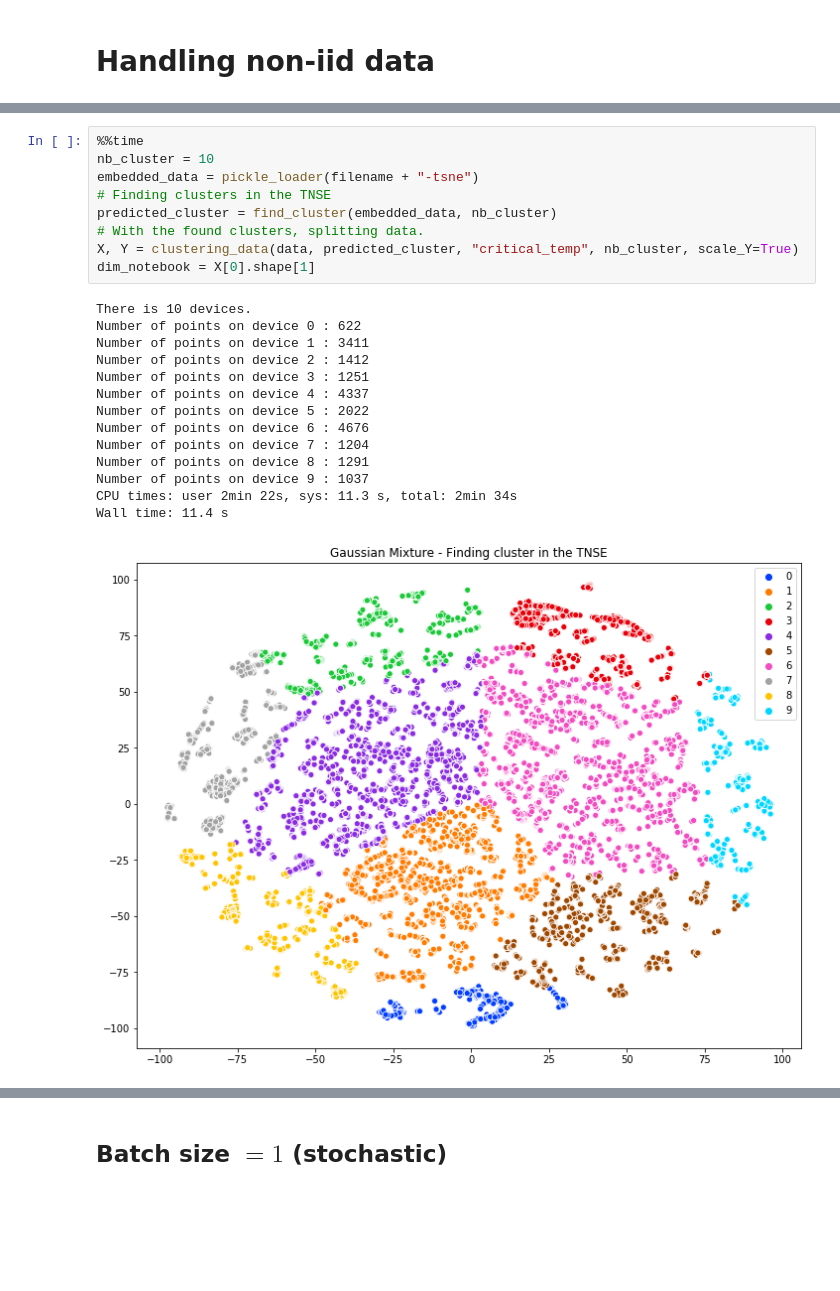
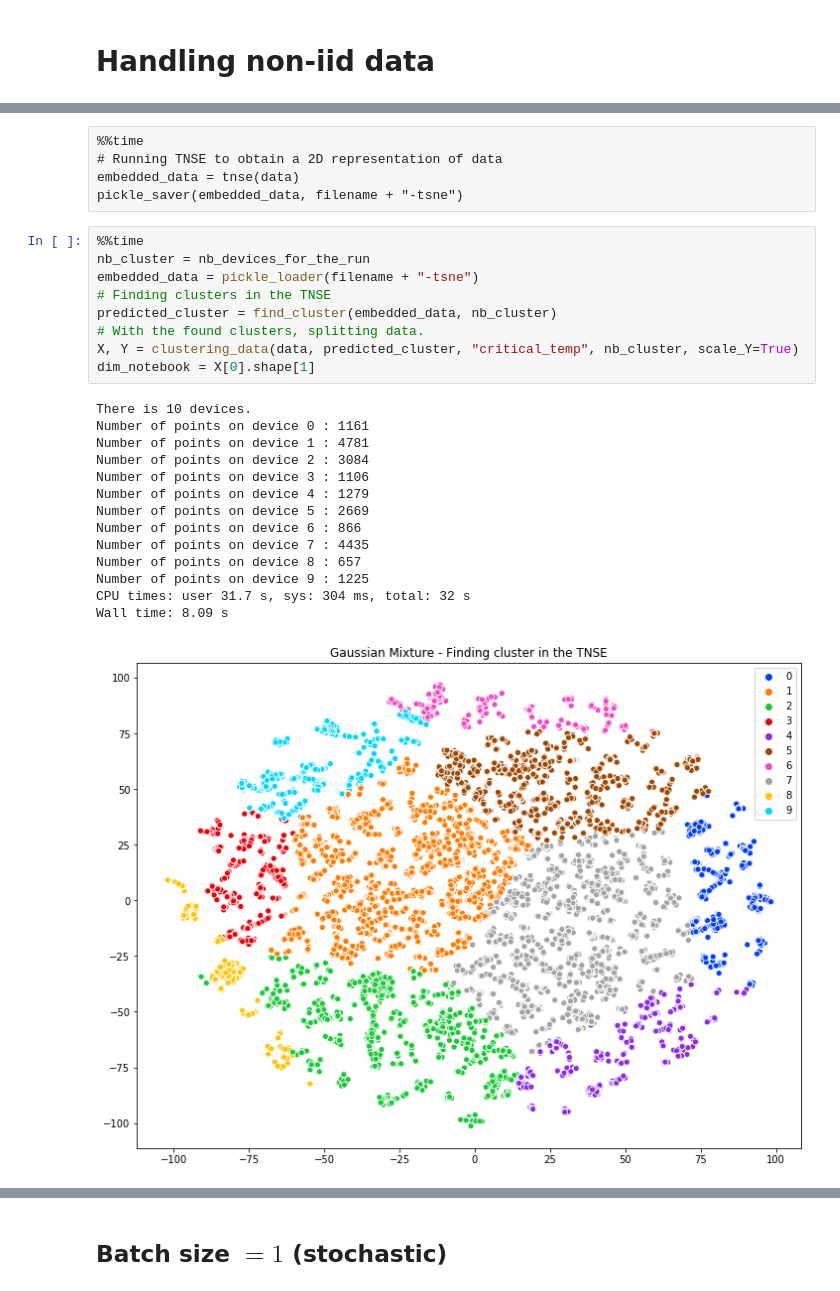
Before and after one commit to philipco/artemis-bidirectional-compression, a Jupyter notebook: notebook/superconduct.ipynb, the cells around one changed output, grey strips where cells are left out. Saved outputs shown, nothing was run; the diff lists cells and outputs as text; blank space fills up the shorter version.

Commit message:
Code optimization
Add a streaming mode.
Add a time/memory debuger flag.
Dataloader are set once for all, outside of the runner facilities.

```diff
--- a/notebook/superconduct.ipynb
+++ b/notebook/superconduct.ipynb
@@ -260,24 +240,29 @@ Wall time: 1min 14s
+# %% [raw]
+%%time
+# Running TNSE to obtain a 2D representation of data
+embedded_data = tnse(data)
+pickle_saver(embedded_data, filename + "-tsne")
 # %%
 %%time
-nb_cluster = 10
+nb_cluster = nb_devices_for_the_run
 embedded_data = pickle_loader(filename + "-tsne")
 # Finding clusters in the TNSE
 predicted_cluster = find_cluster(embedded_data, nb_cluster)
 # With the found clusters, splitting data.
 X, Y = clustering_data(data, predicted_cluster, "critical_temp", nb_cluster, scale_Y=True)
 dim_notebook = X[0].shape[1]
 # %% [output]
 There is 10 devices.
-Number of points on device 0 : 622
-Number of points on device 1 : 3411
-Number of points on device 2 : 1412
-Number of points on device 3 : 1251
-Number of points on device 4 : 4337
-Number of points on device 5 : 2022
-Number of points on device 6 : 4676
-Number of points on device 7 : 1204
-Number of points on device 8 : 1291
-Number of points on device 9 : 1037
-CPU times: user 2min 22s, sys: 11.3 s, total: 2min 34s
-Wall time: 11.4 s
+Number of points on device 0 : 1161
+Number of points on device 1 : 4781
+Number of points on device 2 : 3084
+Number of points on device 3 : 1106
+Number of points on device 4 : 1279
+Number of points on device 5 : 2669
+Number of points on device 6 : 866
+Number of points on device 7 : 4435
+Number of points on device 8 : 657
+Number of points on device 9 : 1225
+CPU times: user 31.7 s, sys: 304 ms, total: 32 s
+Wall time: 8.09 s
-[figure, old version]
+[figure, new version]
```
Also changed, not shown: parts of 26 cells of this notebook, 15 other files.
